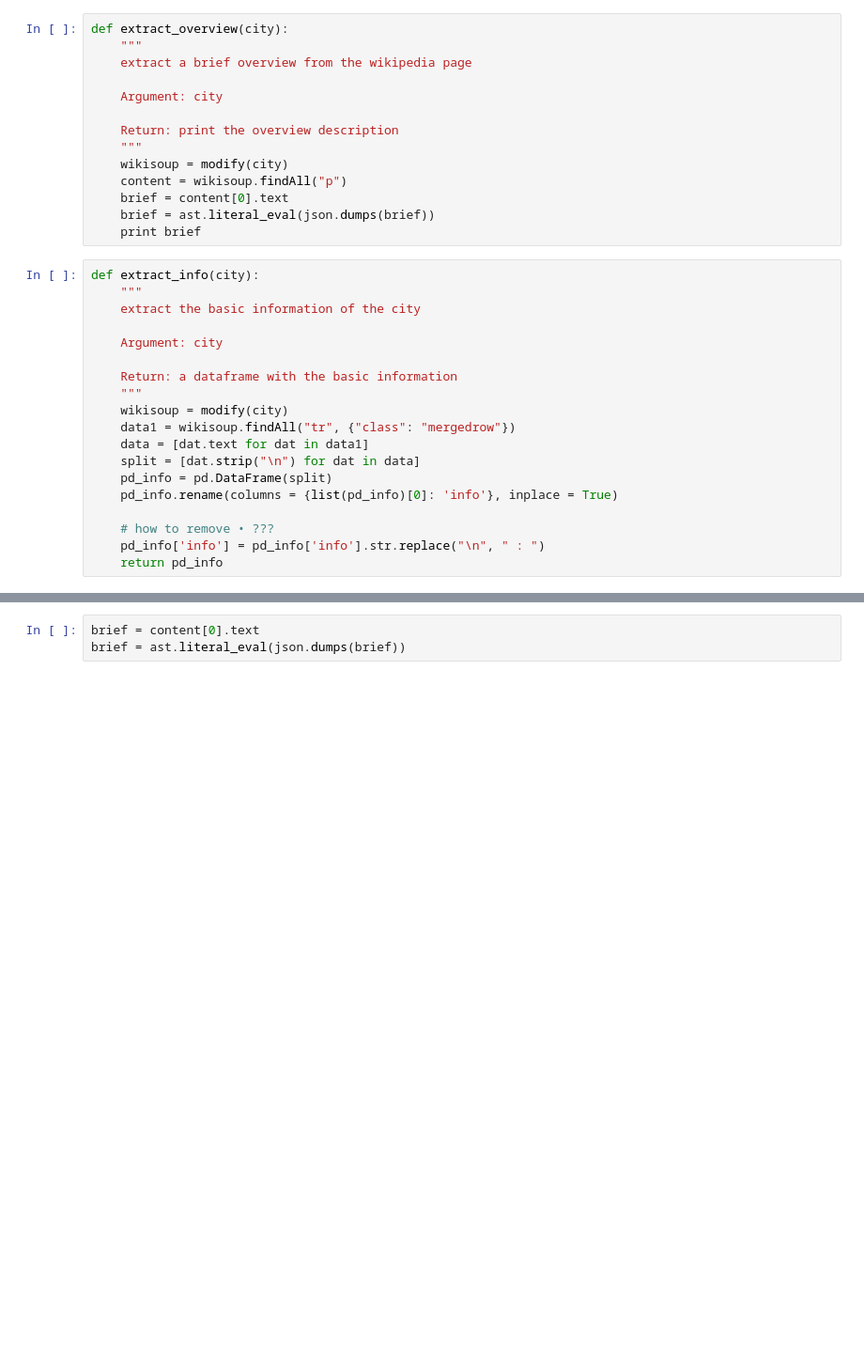
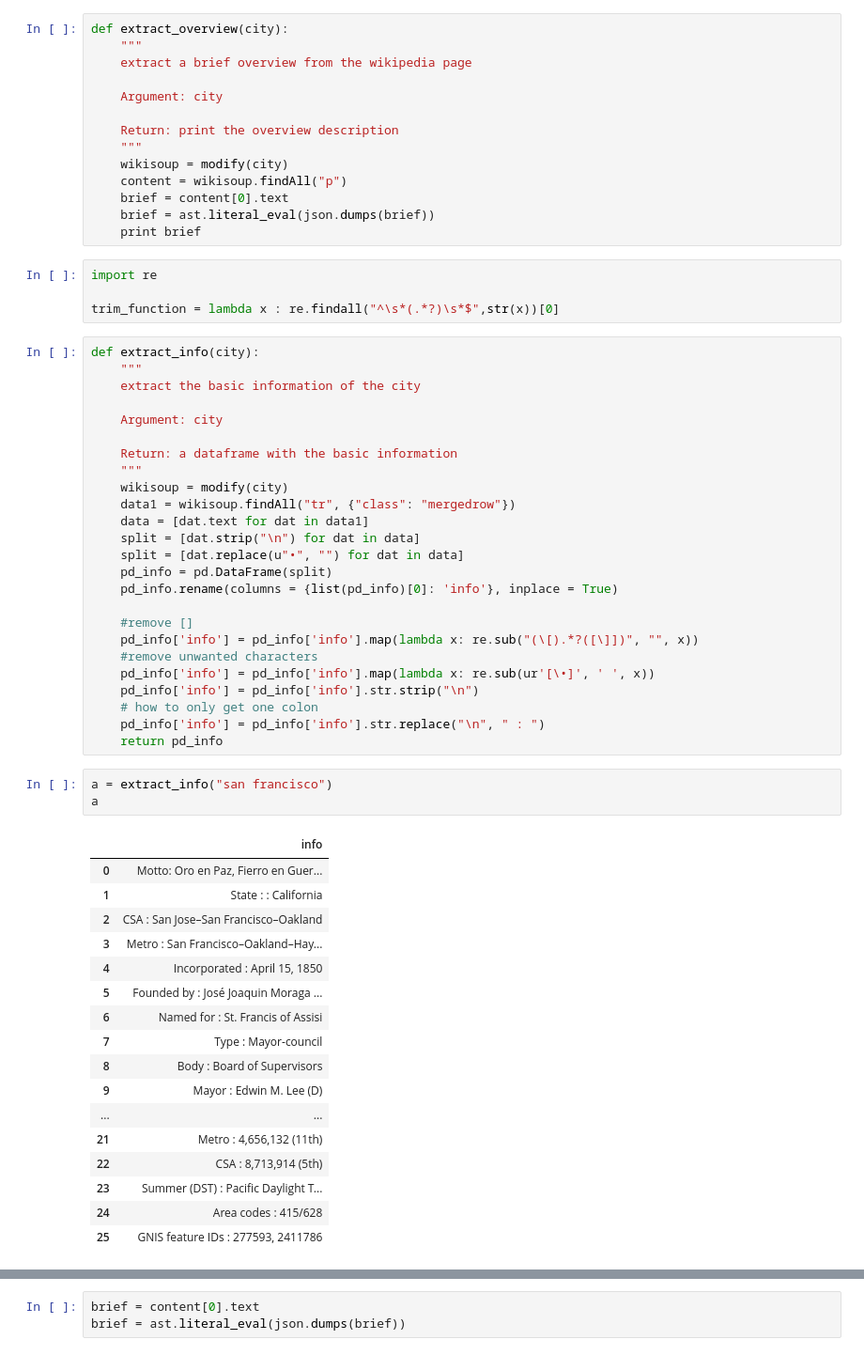
Before and after one commit to chloechen1995/STA-141B-Project, a Jupyter notebook: Yelp Project Analysis.ipynb, the cells around one changed output, grey strips where cells are left out. Shown: that part at 94% size. Drawn from its saved outputs; the diff is of its cells as text; blank space fills up the shorter version.

Commit message:
add interactive function modify dataframe

```diff
--- a/Yelp Project Analysis.ipynb
+++ b/Yelp Project Analysis.ipynb
@@ -544,6 +545,10 @@ def extract_overview(city):
     brief = content[0].text
     brief = ast.literal_eval(json.dumps(brief))
     print brief
+# %%
+import re
+
+trim_function = lambda x : re.findall("^\s*(.*?)\s*$",str(x))[0]
 # %%
 def extract_info(city):
     """
@@ -557,12 +562,39 @@ def extract_info(city):
     data1 = wikisoup.findAll("tr", {"class": "mergedrow"})
     data = [dat.text for dat in data1]
     split = [dat.strip("\n") for dat in data]
+    split = [dat.replace(u"•", "") for dat in data]
     pd_info = pd.DataFrame(split)
     pd_info.rename(columns = {list(pd_info)[0]: 'info'}, inplace = True)
 
-    # how to remove • ???
+    #remove []
+    pd_info['info'] = pd_info['info'].map(lambda x: re.sub("(\[).*?([\]])", "", x))
+    #remove unwanted characters
+    pd_info['info'] = pd_info['info'].map(lambda x: re.sub(ur'[\•]', ' ', x))
+    pd_info['info'] = pd_info['info'].str.strip("\n")
+    # how to only get one colon
     pd_info['info'] = pd_info['info'].str.replace("\n", " : ")
     return pd_info
+# %%
+a = extract_info("san francisco")
+a
+# %% [output]
+|  | info |
+| 0 | Motto: Oro en Paz, Fierro en Guer... |
+| 1 | State : : California |
+| 2 | CSA : San Jose–San Francisco–Oakland |
+| 3 | Metro : San Francisco–Oakland–Hay... |
+| 4 | Incorporated : April 15, 1850 |
+| 5 | Founded by : José Joaquin Moraga ... |
+| 6 | Named for : St. Francis of Assisi |
+| 7 | Type : Mayor-council |
+| 8 | Body : Board of Supervisors |
+| 9 | Mayor : Edwin M. Lee (D) |
+| ... | ... |
+| 21 | Metro : 4,656,132 (11th) |
+| 22 | CSA : 8,713,914 (5th) |
+| 23 | Summer (DST) : Pacific Daylight T... |
+| 24 | Area codes : 415/628 |
+| 25 | GNIS feature IDs : 277593, 2411786 |
 # %%
 output = extract_overview("San Francisco")
 # how to change the \u2013
```
Also changed, not shown: parts of 10 cells of this notebook, 1 other file.
